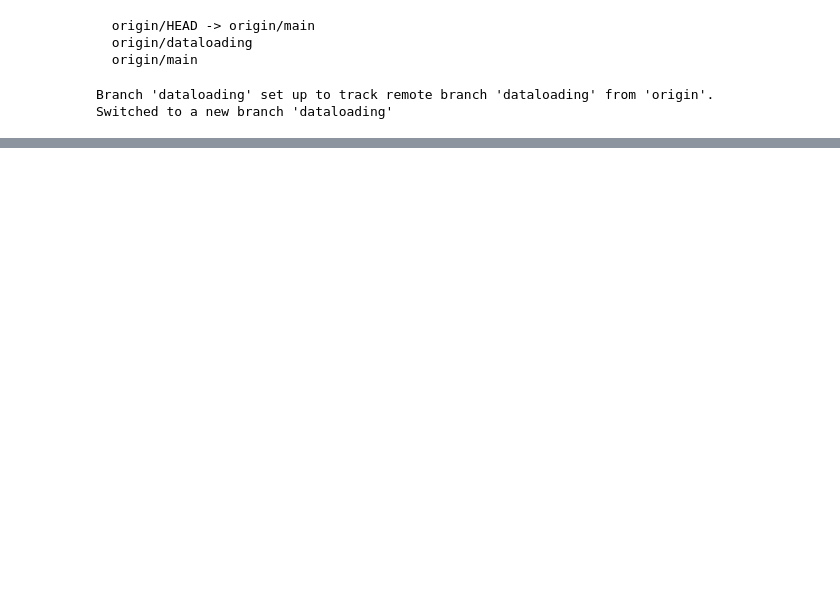
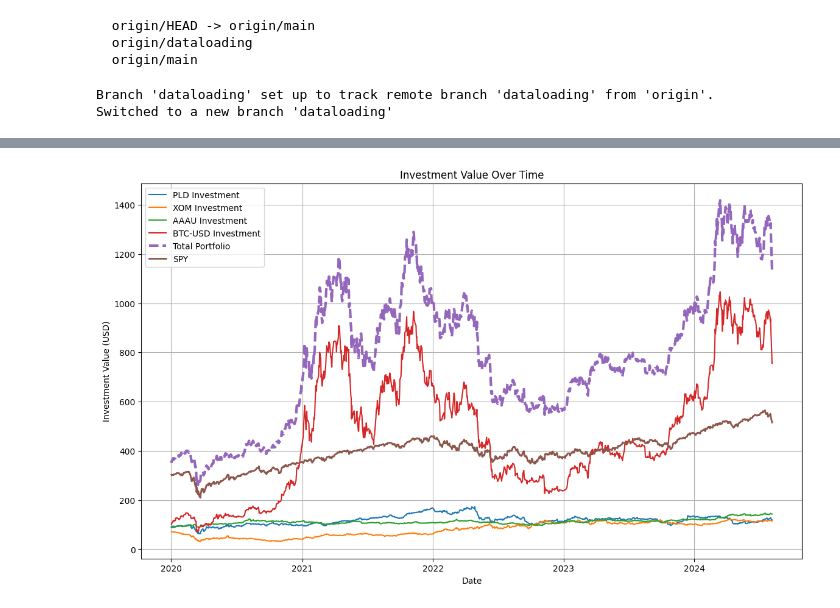
Before and after one commit to datavers/portfolio_idea, a Jupyter notebook: Portfolio.ipynb, the cells around one changed output, grey strips where cells are left out. Drawn from its saved outputs; the diff is of its cells as text; code cells hidden in the pictures; blank space fills up the shorter version.

```diff
--- a/Portfolio.ipynb
+++ b/Portfolio.ipynb
@@ -42,0 +356,9 @@ Switched to a new branch 'dataloading'
+# %%
+# Hétvégi BTC árak kiszűrése
+
+# Sorok kiszűrése, ahol a 'GOVT' oszlopban null értékek vannak
+filtered_df = df_filtered.dropna(subset=['AAAU'])
+
+# Szűrt DataFrame megjelenítése
+print("\nSzűrt DataFrame:")
+print(filtered_df)
@@ -42,0 +430,49 @@ Switched to a new branch 'dataloading'
+# %%
+selected_portfolio = filtered_df[['PLD', 'XOM', 'AAAU', 'BTC-USD']]
+# %%
+# Kezdeti befektetés összege
+initial_investment = 100
+
+# Kezdeti árak
+initial_prices = selected_portfolio.iloc[0]
+
+# Az egyes tickerekre vonatkozó befektetési értékek kiszámítása időben
+investment_values = pd.DataFrame(index=selected_portfolio.index)
+tickers = ['PLD', 'XOM', 'AAAU', 'BTC-USD']
+
+for ticker in tickers:
+    if ticker == 'BTC-USD':
+        # BTC-USD esetén tört részvényszám is lehet
+        shares = initial_investment / initial_prices[ticker]
+    else:
+        # Egész számú részvények vásárlása
+        shares = initial_investment // initial_prices[ticker]
+
+    investment_values[ticker] = selected_portfolio[ticker] * shares
+
+# A teljes portfólió értékének kiszámítása időben
+portfolio_value = investment_values.sum(axis=1)
+
+# Adatok vizualizálása
+plt.figure(figsize=(14, 8))
+
+# Egyes tickerek ábrázolása
+for ticker in tickers:
+    plt.plot(investment_values.index, investment_values[ticker], label=f'{ticker} Investment')
+
+# Teljes portfólió ábrázolása
+plt.plot(portfolio_value.index, portfolio_value, label='Total Portfolio', linewidth=3, linestyle='--')
+
+# SP500 ETF
+plt.plot(sp500_hist.index, sp500_hist, label='SPY', linewidth=2, linestyle='-')
+
+# Bond ETF
+
+plt.title('Investment Value Over Time')
+plt.xlabel('Date')
+plt.ylabel('Investment Value (USD)')
+plt.legend()
+plt.grid(True)
+plt.show()
+# %% [output]
+[figure, added]
```
Also changed, not shown: parts of 42 cells of this notebook.
